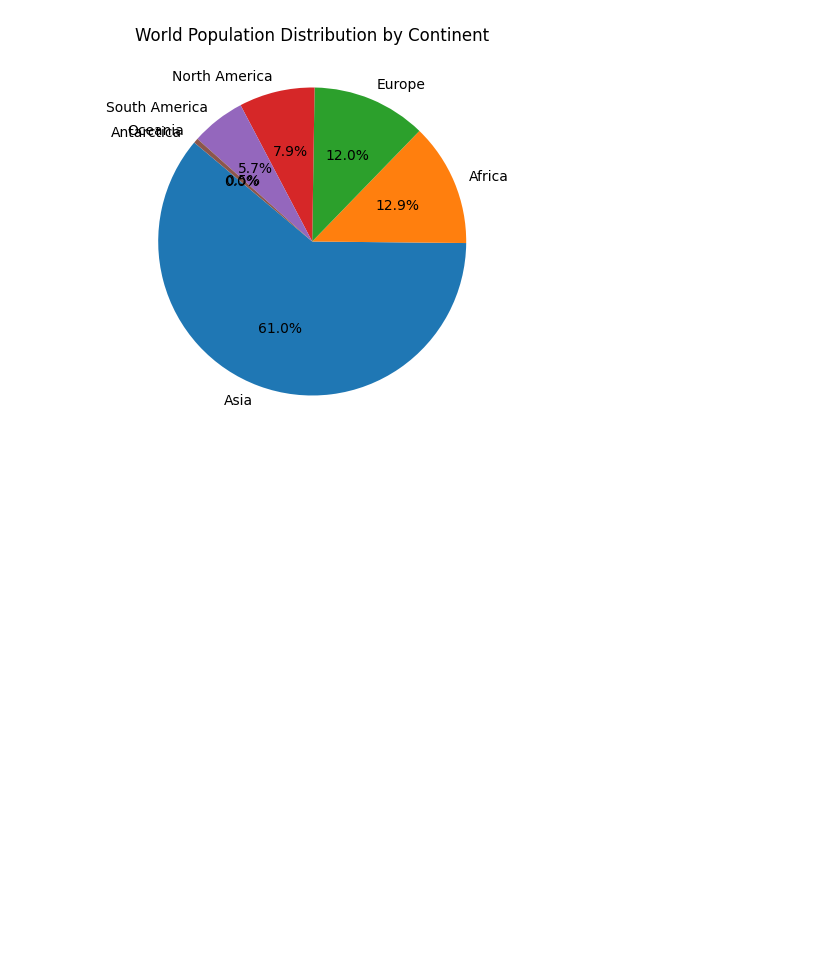
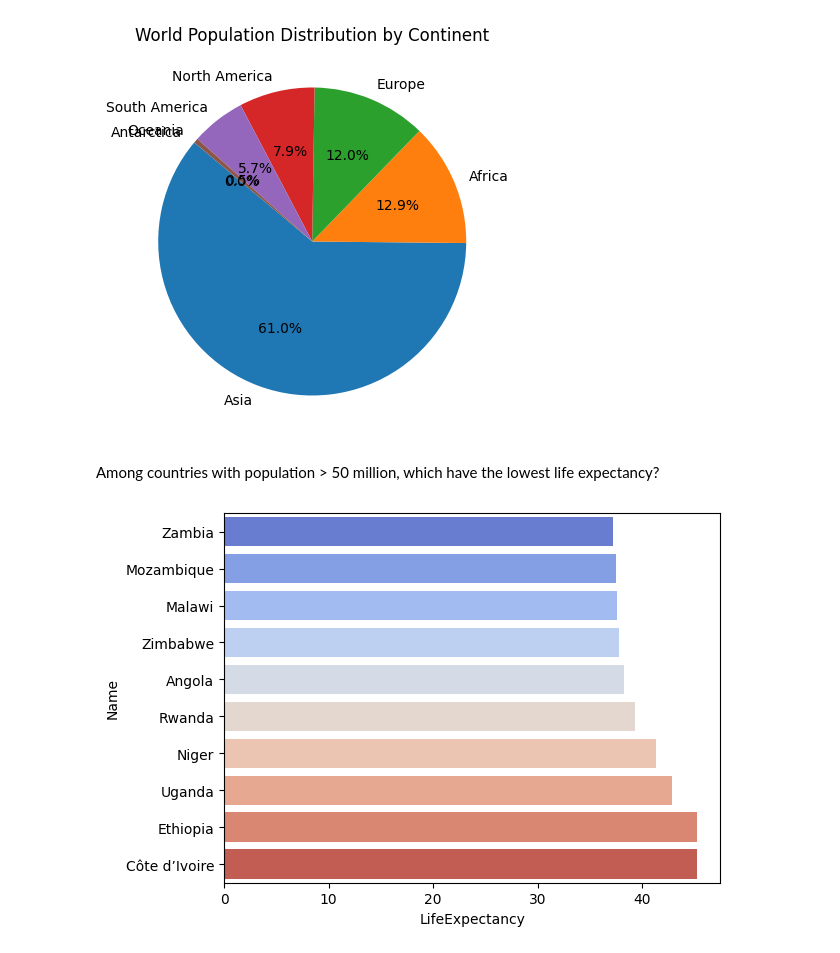
Before and after one commit to khalidkhankakar/SQL-for-datascience, a Jupyter notebook: projects/world_countries/main.ipynb, the cells around one changed output. Saved outputs shown, nothing was run; the diff lists cells and outputs as text; code cells hidden in the pictures; blank space fills up the shorter version.

```diff
--- a/projects/world_countries/main.ipynb
+++ b/projects/world_countries/main.ipynb
@@ -413,3 +413,15 @@ plt.title("World Population Distribution by Continent")
 plt.show()
 # %% [output]
 [figure]
+# %% [markdown]
+Among countries with population > 50 million, which have the lowest life expectancy?
+# %%
+query = """SELECT Name, Population, Continent, LifeExpectancy FROM country WHERE population > 5000000 ORDER BY LifeExpectancy ASC LIMIT 10"""
+
+df = pd.read_sql(query, conn)
+
+
+sns.barplot(y='Name', x='LifeExpectancy',data=df, palette='coolwarm')
+plt.show()
+# %% [output]
+[figure, added]
```
Also changed, not shown: parts of 2 cells of this notebook.
